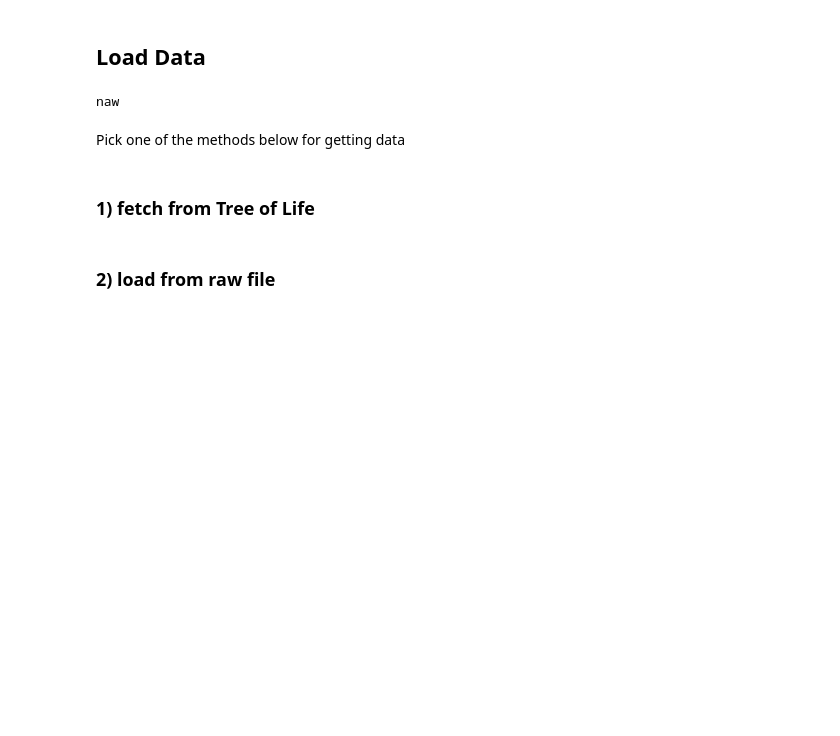
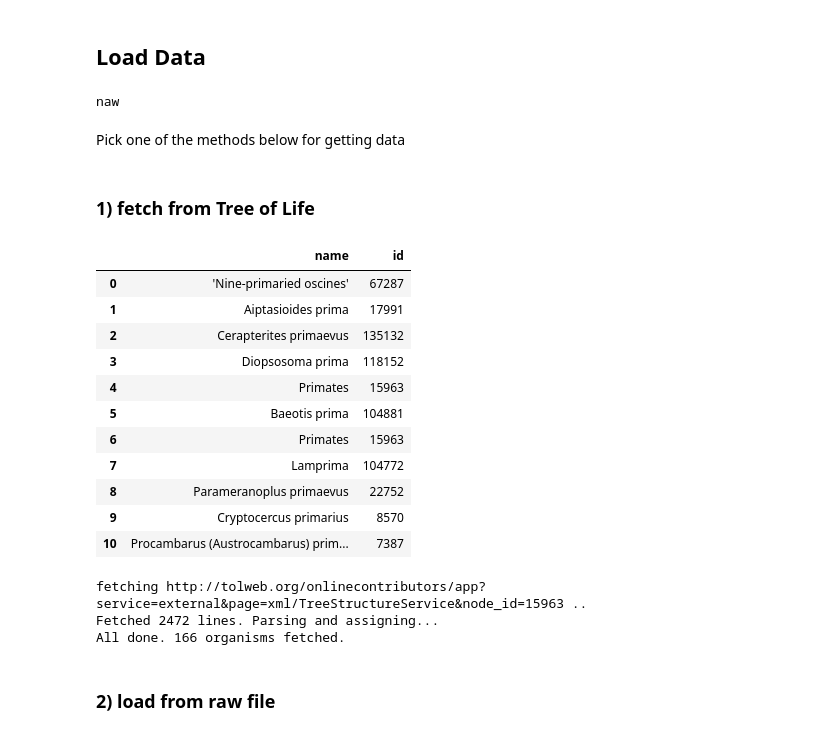
Before and after one commit to seth127/phyloGraph, a Jupyter notebook: phyloGraph.ipynb, the cells around one changed output. Cells and saved outputs as stored; diff of their text form; code cells hidden in the pictures; blank space fills up the shorter version.

Commit message:
wrote Tree of Life API connectors

```diff
--- a/phyloGraph.ipynb
+++ b/phyloGraph.ipynb
@@ -15,6 +15,27 @@ naw
 Pick one of the methods below for getting data
 # %% [markdown]
 ### 1) fetch from Tree of Life
+# %%
+pgd.search_name("prima")
+# %% [output]
+|  | name | id |
+| 0 | 'Nine-primaried oscines' | 67287 |
+| 1 | Aiptasioides prima | 17991 |
+| 2 | Cerapterites primaevus | 135132 |
+| 3 | Diopsosoma prima | 118152 |
+| 4 | Primates | 15963 |
+| 5 | Baeotis prima | 104881 |
+| 6 | Primates | 15963 |
+| 7 | Lamprima | 104772 |
+| 8 | Parameranoplus primaevus | 22752 |
+| 9 | Cryptocercus primarius | 8570 |
+| 10 | Procambarus (Austrocambarus) prim... | 7387 |
+# %%
+pgd.fetch_tol_data(15963)
+# %% [output]
+fetching http://tolweb.org/onlinecontributors/app?service=external&page=xml/TreeStructureService&node_id=15963 ..
+Fetched 2472 lines. Parsing and assigning...
+All done. 166 organisms fetched.
 # %% [markdown]
 ### 2) load from raw file
 # %%
```
Also changed, not shown: parts of 4 cells of this notebook, 2 other files.
